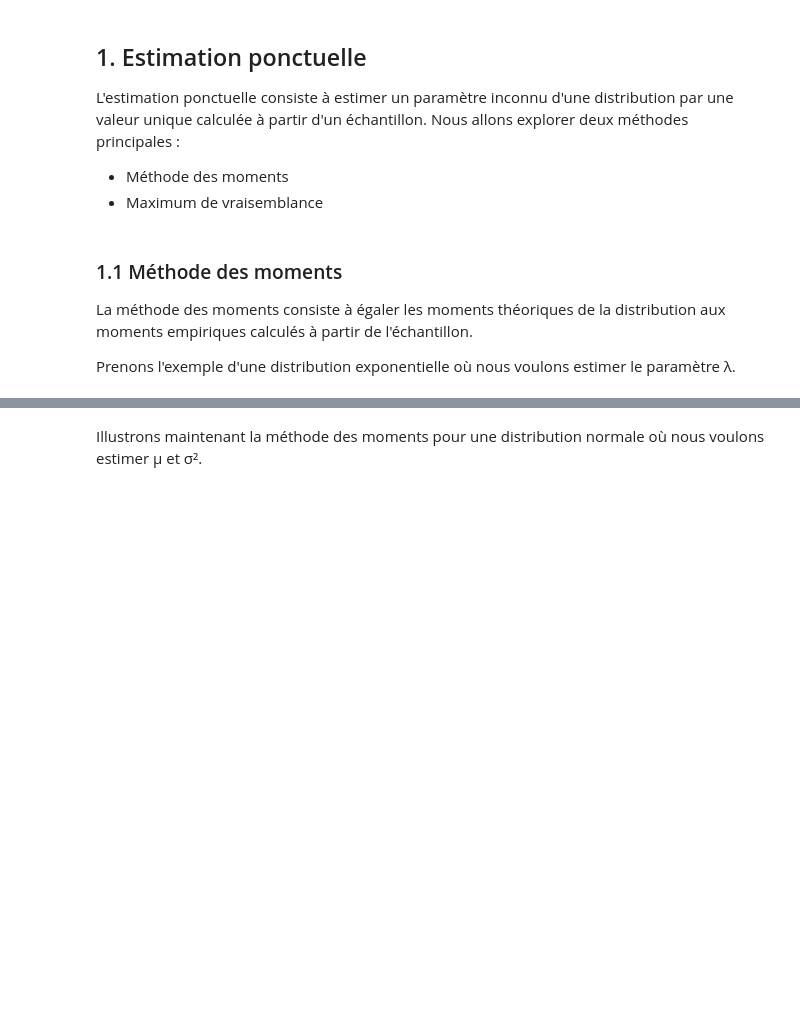
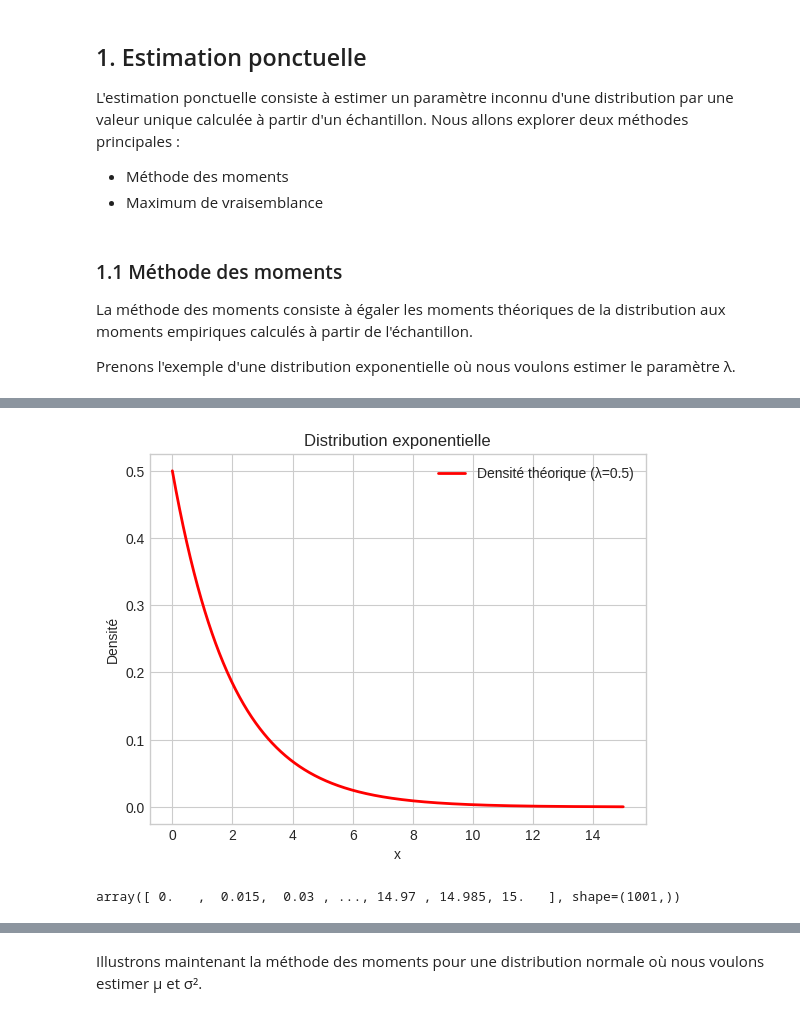
Before and after one commit to maw-supnum/ESP-SID21, a Jupyter notebook: labs/lab2.ipynb, the cells around one changed output, grey strips where cells are left out. Drawn from its saved outputs; the diff is of its cells as text; code cells hidden in the pictures; blank space fills up the shorter version.

```diff
--- a/labs/lab2.ipynb
+++ b/labs/lab2.ipynb
@@ -30,20 +55,18 @@ Prenons l'exemple d'une distribution exponentielle où nous voulons estimer le p
 # %%
-# Génération d'un échantillon suivant une loi exponentielle
-lambda_true = 0.5  # Valeur réelle du paramètre λ
-taille_echantillon = 1000
-echantillon_exp = np.random.exponential(scale=1/lambda_true, size=taille_echantillon)
-
-# Visualisation de l'échantillon
-plt.figure(figsize=(10, 6))
-plt.hist(echantillon_exp, bins=30, density=True, alpha=0.7, label='Échantillon')
-
 # Superposition de la densité théorique
-x = np.linspace(0, 15, 1000)
+x = np.linspace(0, 15, 1001)
 y = lambda_true * np.exp(-lambda_true * x)
 plt.plot(x, y, 'r-', linewidth=2, label=f'Densité théorique (λ={lambda_true})')
 
 plt.title('Distribution exponentielle')
 plt.xlabel('x')
 plt.ylabel('Densité')
 plt.legend()
 plt.show()
+# %% [output]
+[figure, added]
+# %%
+x = np.linspace(0, 15, 1001)
+x
+# %% [output]
+array([ 0.   ,  0.015,  0.03 , ..., 14.97 , 14.985, 15.   ], shape=(1001,))
```
Also changed, not shown: parts of 16 cells of this notebook, 2 other files.
